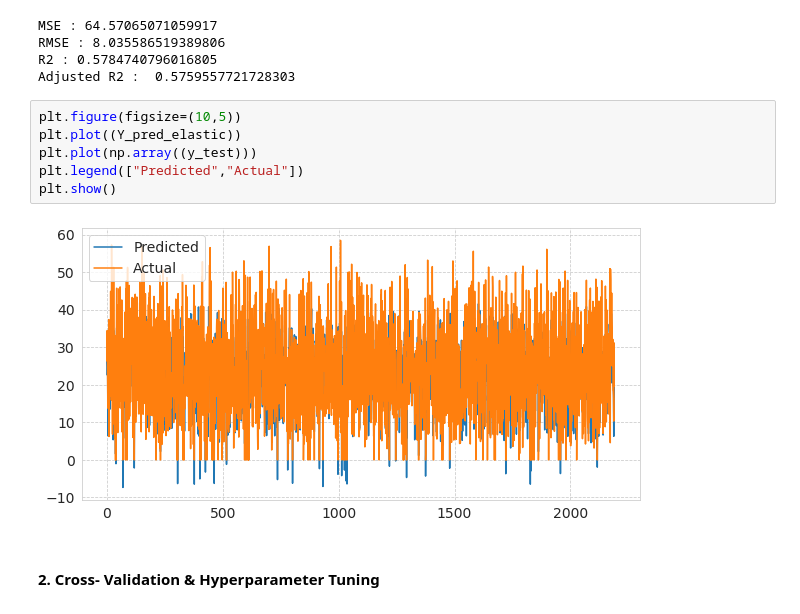
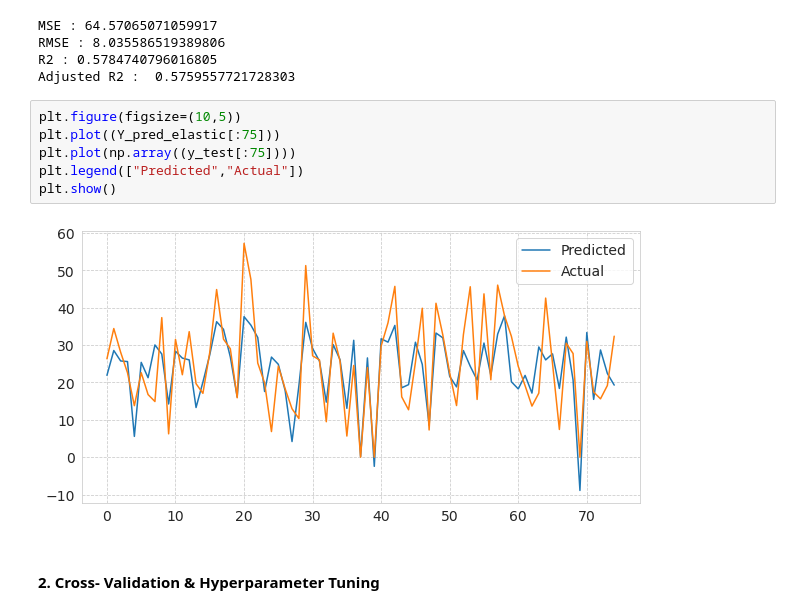
Before and after one commit to albin2122/Bike-Sharing-Demand-Prediction, a Jupyter notebook: Bike_Sharing_Demand_Prediction.ipynb, the cells around one changed output. Saved outputs shown, nothing was run; the diff lists cells and outputs as text.

```diff
--- a/Bike_Sharing_Demand_Prediction.ipynb
+++ b/Bike_Sharing_Demand_Prediction.ipynb
@@ -1197,12 +1197,12 @@ R2 : 0.5784740796016805
 Adjusted R2 :  0.5759557721728303
 # %%
 plt.figure(figsize=(10,5))
-plt.plot((Y_pred_elastic))
-plt.plot(np.array((y_test)))
+plt.plot((Y_pred_elastic[:75]))
+plt.plot(np.array((y_test[:75])))
 plt.legend(["Predicted","Actual"])
 plt.show()
 # %% [output]
-[figure, old version]
+[figure, new version]
 # %% [markdown]
 #### 2. Cross- Validation & Hyperparameter Tuning
 # %%
```
Also changed, not shown: parts of 3 cells of this notebook.
